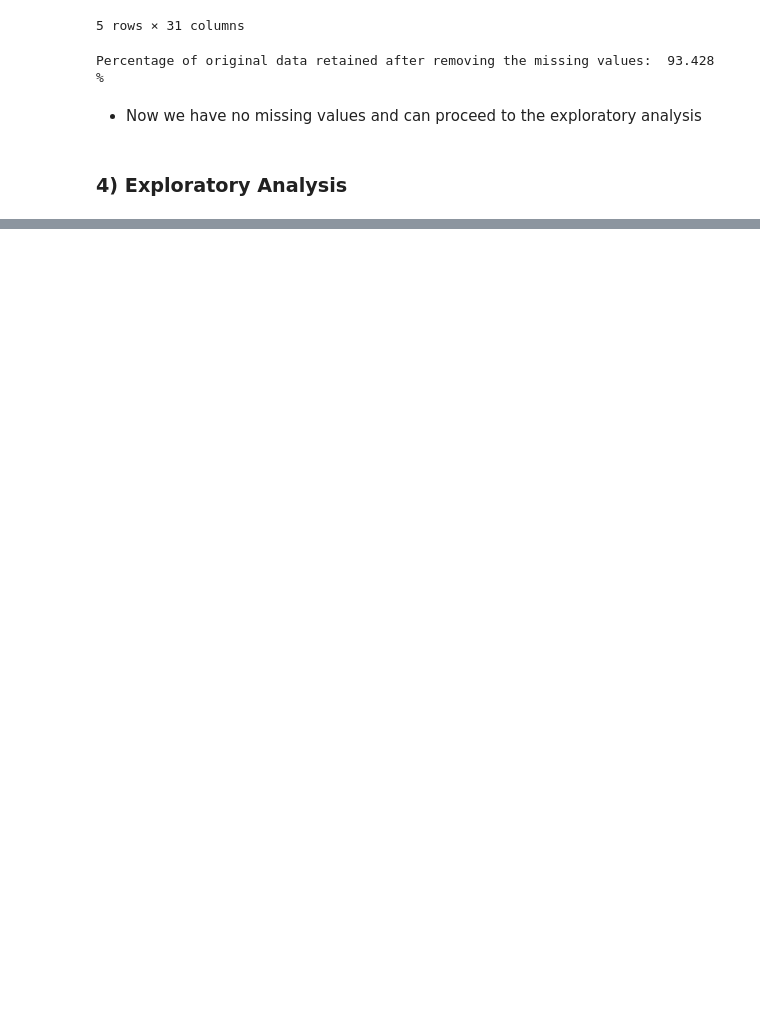
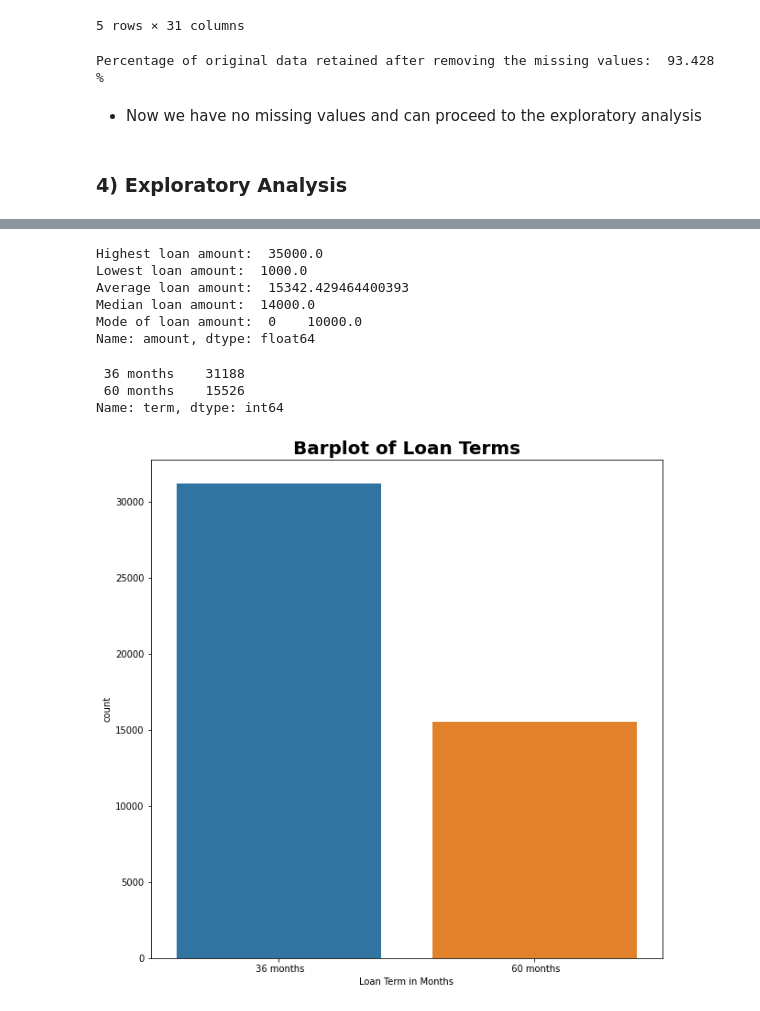
Before and after one commit to AlbertHunduza/Loan-Default-AI, a Jupyter notebook: Exploratory_Data_Analysis.ipynb, the cells around one changed output, grey strips where cells are left out. Drawn from its saved outputs; the diff is of its cells as text; code cells hidden in the pictures; blank space fills up the shorter version.

```diff
--- a/Exploratory_Data_Analysis.ipynb
+++ b/Exploratory_Data_Analysis.ipynb
@@ -192,0 +199,42 @@ loan_data[['totalBcLim', 'bcOpen', 'bcRatio', 'totalRevBal']]
+# %%
+# find the highest loan amount
+print('Highest loan amount: ', loan_data['amount'].max())
+
+# find the lowest loan amount
+print('Lowest loan amount: ', loan_data['amount'].min())
+
+# find the average loan amount
+print('Average loan amount: ', loan_data['amount'].mean())
+
+# find the median loan amount
+print('Median loan amount: ', loan_data['amount'].median())
+
+# find the mode of loan amount
+print('Mode of loan amount: ', loan_data['amount'].mode())
+# %% [output]
+Highest loan amount:  35000.0
+Lowest loan amount:  1000.0
+Average loan amount:  15342.429464400393
+Median loan amount:  14000.0
+Mode of loan amount:  0    10000.0
+Name: amount, dtype: float64
+# %%
+loan_data['term'].value_counts()
+# %% [output]
+ 36 months    31188
+ 60 months    15526
+Name: term, dtype: int64
+# %%
+# create barplot of the term column
+plt.figure(figsize=(10, 10))
+
+sns.countplot(data=loan_data, x='term')
+
+# Add a title and labels.
+plt.title('Barplot of Loan Terms', fontsize=20, weight='bold')
+plt.xlabel('Loan Term in Months')
+
+# Show the plot.
+plt.show();
+# %% [output]
+[figure, added]
```
Also changed, not shown: parts of 8 cells of this notebook.
